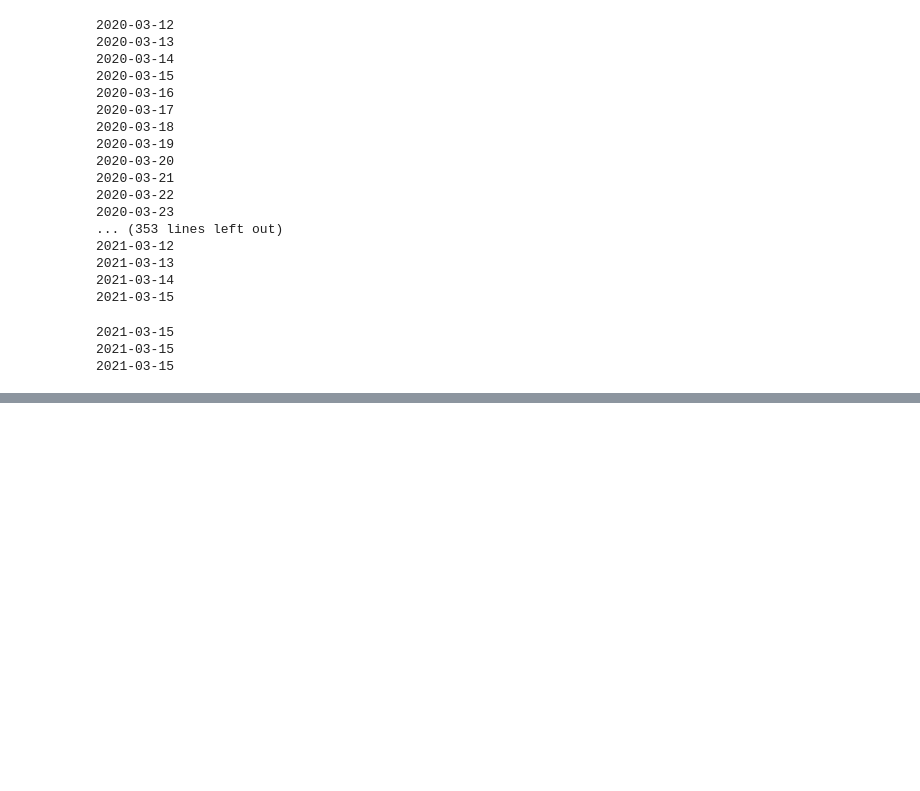
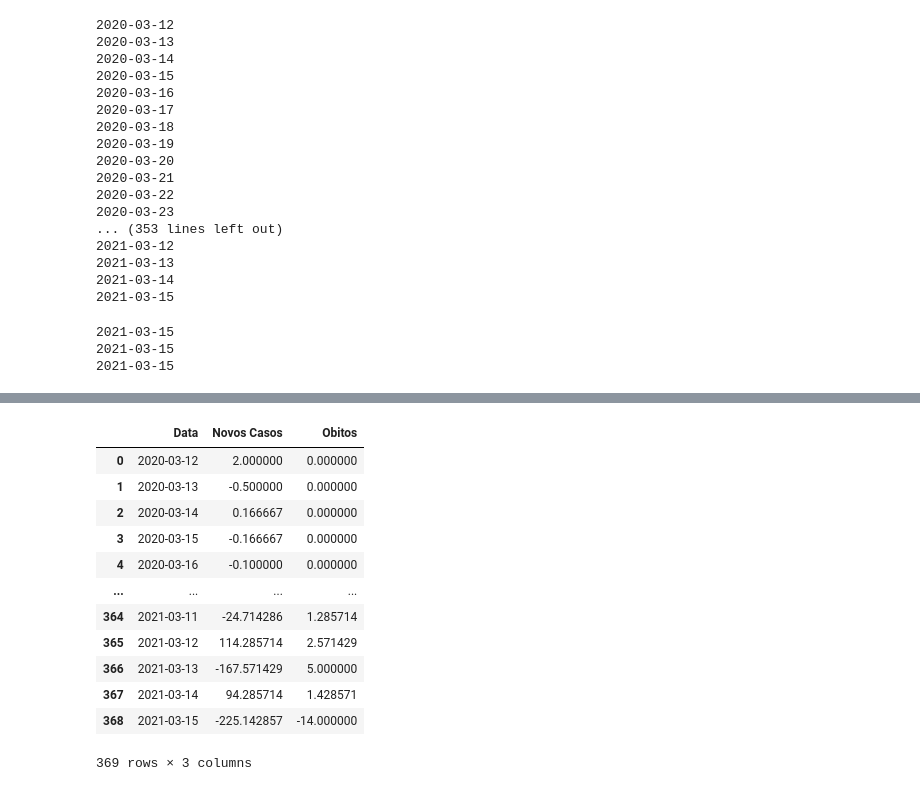
Before and after one commit to lia-univali/covid-tracker, a Jupyter notebook: note.ipynb, the cells around one changed output, grey strips where cells are left out. Drawn from its saved outputs; the diff is of its cells as text; code cells hidden in the pictures; blank space fills up the shorter version.

```diff
--- a/note.ipynb
+++ b/note.ipynb
@@ -334 +397,50 @@ mun
+# %%
+df_sc = df_processado.copy()
+
+novos = []
+obitos = []
+out = []
+last = 0
+last_obitos = 0
+for dia in df_sc['Data'].unique():
+    df_dia = df_sc[df_sc['Data'] == dia]
+
+    c = 0
+    o = 0
+    for i,r in df_dia.iterrows():
+        c+=r['Novos Casos']
+        o+=r['Novos Obitos']
+
+    novos.append(c)
+    if(len(novos) > 7):
+        novos.pop(0)
+
+    obitos.append(o)
+    if(len(obitos) > 7):
+        obitos.pop(0)
+
+    out.append({
+        "Data": r['Data'],
+        'Novos Casos': np.mean(np.array(novos))-last,
+        "Obitos": np.mean(np.array(obitos))-last_obitos
+    })
+    last = np.mean(np.array(novos))
+    last_obitos = np.mean(np.array(obitos))
+
+sc = pd.DataFrame(out)
+sc
+# %% [output]
+|  | Data | Novos Casos | Obitos |
+| 0 | 2020-03-12 | 2.000000 | 0.000000 |
+| 1 | 2020-03-13 | -0.500000 | 0.000000 |
+| 2 | 2020-03-14 | 0.166667 | 0.000000 |
+| 3 | 2020-03-15 | -0.166667 | 0.000000 |
+| 4 | 2020-03-16 | -0.100000 | 0.000000 |
+| ... | ... | ... | ... |
+| 364 | 2021-03-11 | -24.714286 | 1.285714 |
+| 365 | 2021-03-12 | 114.285714 | 2.571429 |
+| 366 | 2021-03-13 | -167.571429 | 5.000000 |
+| 367 | 2021-03-14 | 94.285714 | 1.428571 |
+| 368 | 2021-03-15 | -225.142857 | -14.000000 |
+369 rows × 3 columns
 # %%
```
Also changed, not shown: parts of 5 cells of this notebook, 7 other files.
